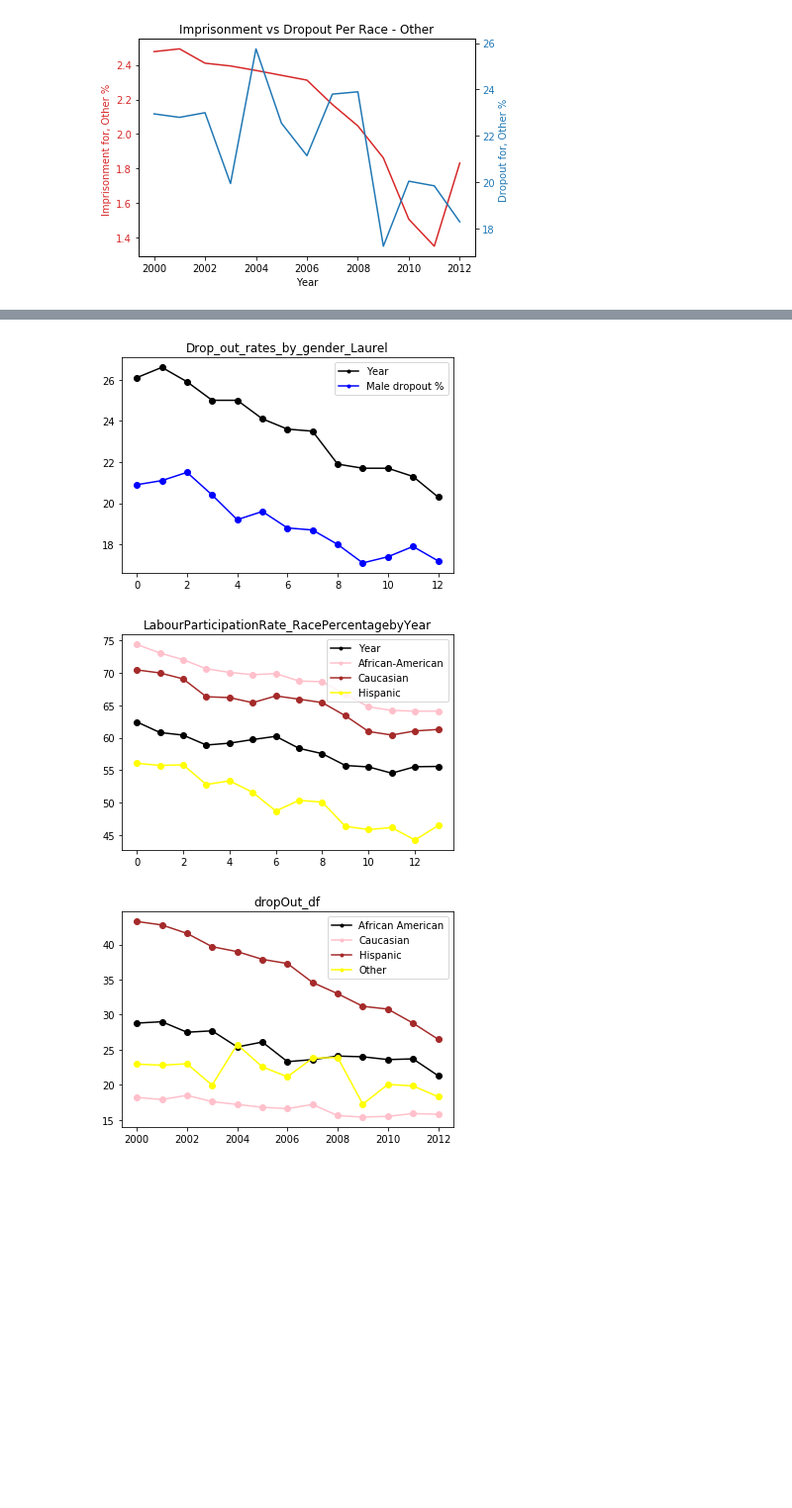
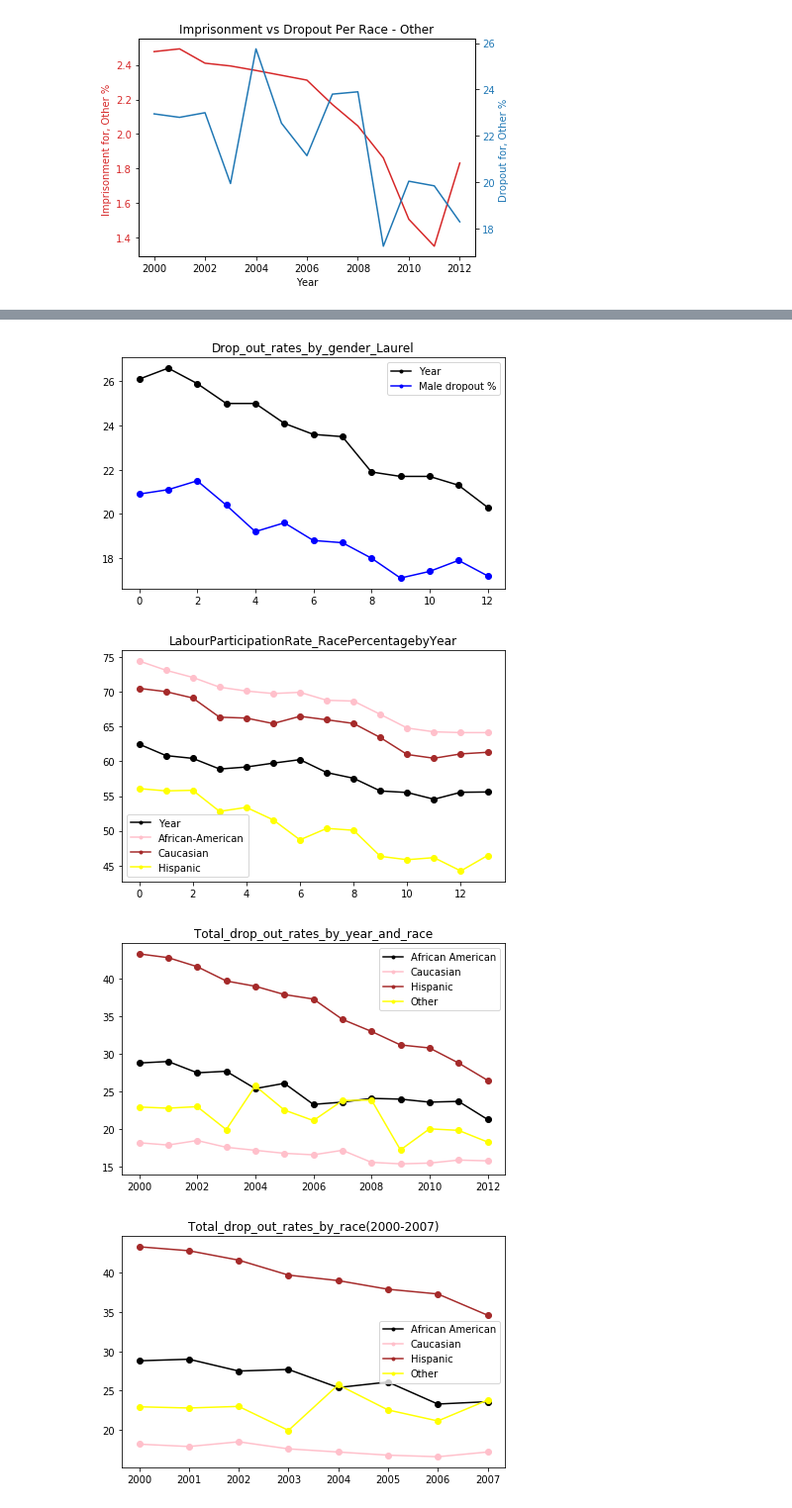
Before and after one commit to callanyan/BootCamp_GroupProjecT_Team5-by-5, a Jupyter notebook: Cleaning_Actual/ImprisonmentData_07.ipynb, the cells around one changed output, grey strips where cells are left out. Shown at 99% size. Cells and saved outputs as stored; diff of their text form; code cells hidden in the pictures; blank space fills up the shorter version.

```diff
--- a/Cleaning_Actual/ImprisonmentData_07.ipynb
+++ b/Cleaning_Actual/ImprisonmentData_07.ipynb
@@ -391,10 +397,11 @@ plt.plot(Drop_out_rates_by_gender_Laurel.index, Drop_out_rates_by_gender_Laurel[
 plt.plot(Drop_out_rates_by_gender_Laurel.index, Drop_out_rates_by_gender_Laurel["Female dropout %"], '-o', color='blue')
 plt.legend(labels=Drop_out_rates_by_gender_Laurel.columns, loc="best", markerscale=.5)
 plt.title("Drop_out_rates_by_gender_Laurel")
+plt.tight_layout()
 plt.savefig('../Graphs/Drop_out_rates_by_gender_Laurel.png')
 plt.show()
 # %% [output]
-[figure, old version]
+[figure, new version]
 # %%
 LabourParticipationRate_RacePercentagebyYear = pd.read_csv("../CSVs/Labour Participation Rate - RacePercentage by Year.csv")
 LabourParticipationRate_RacePercentagebyYear.set_index("Year")
@@ -404,10 +411,11 @@ plt.plot(LabourParticipationRate_RacePercentagebyYear.index, LabourParticipation
 plt.plot(LabourParticipationRate_RacePercentagebyYear.index, LabourParticipationRate_RacePercentagebyYear["Other"], '-o', color='yellow')
 plt.legend(labels=LabourParticipationRate_RacePercentagebyYear.columns, loc="best", markerscale=.5)
 plt.title("LabourParticipationRate_RacePercentagebyYear")
+plt.tight_layout()
 plt.savefig('../Graphs/LabourParticipationRate_RacePercentagebyYear.png')
 plt.show()
 # %% [output]
-[figure, old version]
+[figure, new version]
 # %%
 dropOut_df
 plt.plot(dropOut_df.index, dropOut_df["African American"], '-o', color='black')
@@ -416,20 +424,24 @@ plt.plot(dropOut_df.index, dropOut_df["Hispanic"], '-o', color='brown')
 plt.plot(dropOut_df.index, dropOut_df["Other"], '-o', color='yellow')
 plt.legend(labels=dropOut_df.columns, loc="best", markerscale=.5)
 plt.title("Total_drop_out_rates_by_year_and_race")
+plt.tight_layout()
 plt.savefig('../Graphs/Total_drop_out_rates_by_year_and_race.png')
 plt.show()
 # %% [output]
-[figure, old version]
+[figure, new version]
 # %%
 dropOut_00_07_df
 plt.plot(dropOut_00_07_df.index, dropOut_00_07_df["African American"], '-o', color='black')
 plt.plot(dropOut_00_07_df.index, dropOut_00_07_df["Caucasian"], '-o', color='pink')
 plt.plot(dropOut_00_07_df.index, dropOut_00_07_df["Hispanic"], '-o', color='brown')
 plt.plot(dropOut_00_07_df.index, dropOut_00_07_df["Other"], '-o', color='yellow')
 plt.legend(labels=dropOut_00_07_df.columns, loc="best", markerscale=.5)
-plt.title("Total_drop_out_rates_by_race")
+plt.title("Total_drop_out_rates_by_race(2000-2007)")
+plt.tight_layout()
 plt.savefig('../Graphs/Total_drop_out_rates_by_race(2000-2007).png')
 plt.show()
+# %% [output]
+[figure, added]
 # %%
 dropOut_08Plus_df
 plt.plot(dropOut_08Plus_df.index, dropOut_08Plus_df["African American"], '-o', color='black')
```
Also changed, not shown: parts of 8 cells of this notebook, 25 other files.
